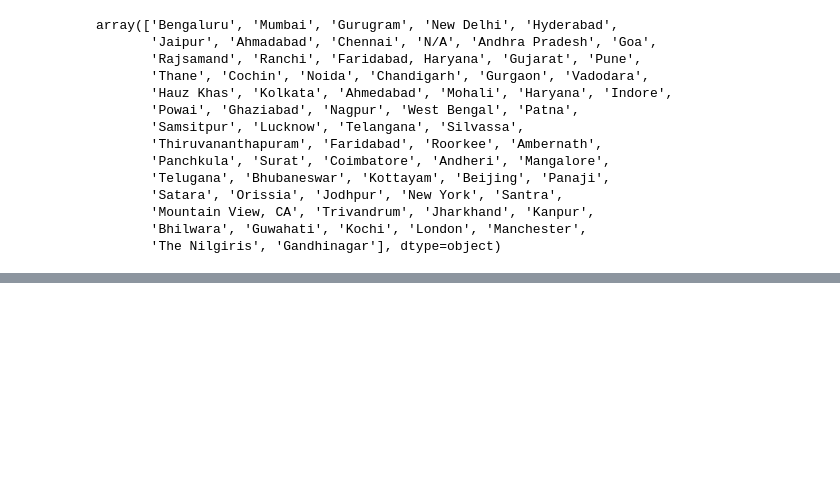
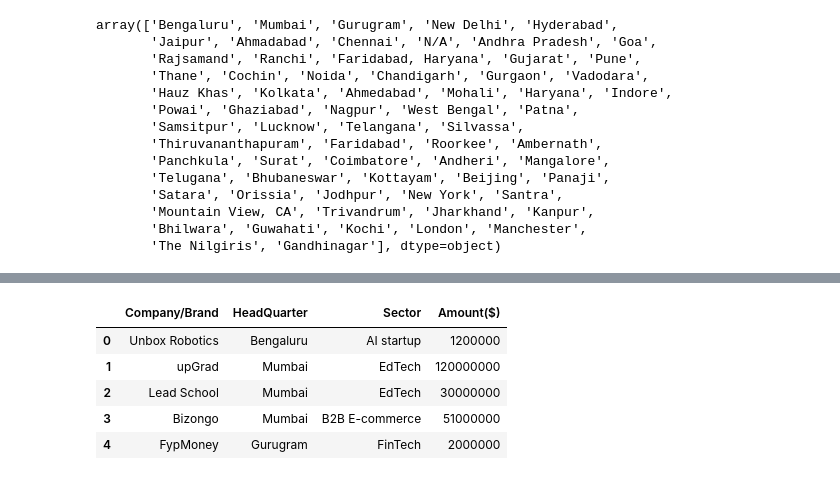
Before and after one commit to iameberedavid/Indian-Start-Up-Funding-Analysis, a Jupyter notebook: Indian Start-up Project Jupyter Notebook.ipynb, the cells around one changed output, grey strips where cells are left out. Drawn from its saved outputs; the diff is of its cells as text; code cells hidden in the pictures; blank space fills up the shorter version.

```diff
--- a/Indian Start-up Project Jupyter Notebook.ipynb
+++ b/Indian Start-up Project Jupyter Notebook.ipynb
@@ -1729,0 +1948,11 @@ array(['AI startup', 'EdTech', 'B2B E-commerce', 'FinTech',
+# %%
+# Evaluating the entire dataset
+
+df4.head()
+# %% [output]
+|  | Company/Brand | HeadQuarter | Sector | Amount($) |
+| 0 | Unbox Robotics | Bengaluru | AI startup | 1200000 |
+| 1 | upGrad | Mumbai | EdTech | 120000000 |
+| 2 | Lead School | Mumbai | EdTech | 30000000 |
+| 3 | Bizongo | Mumbai | B2B E-commerce | 51000000 |
+| 4 | FypMoney | Gurugram | FinTech | 2000000 |
```
Also changed, not shown: parts of 32 cells of this notebook.
